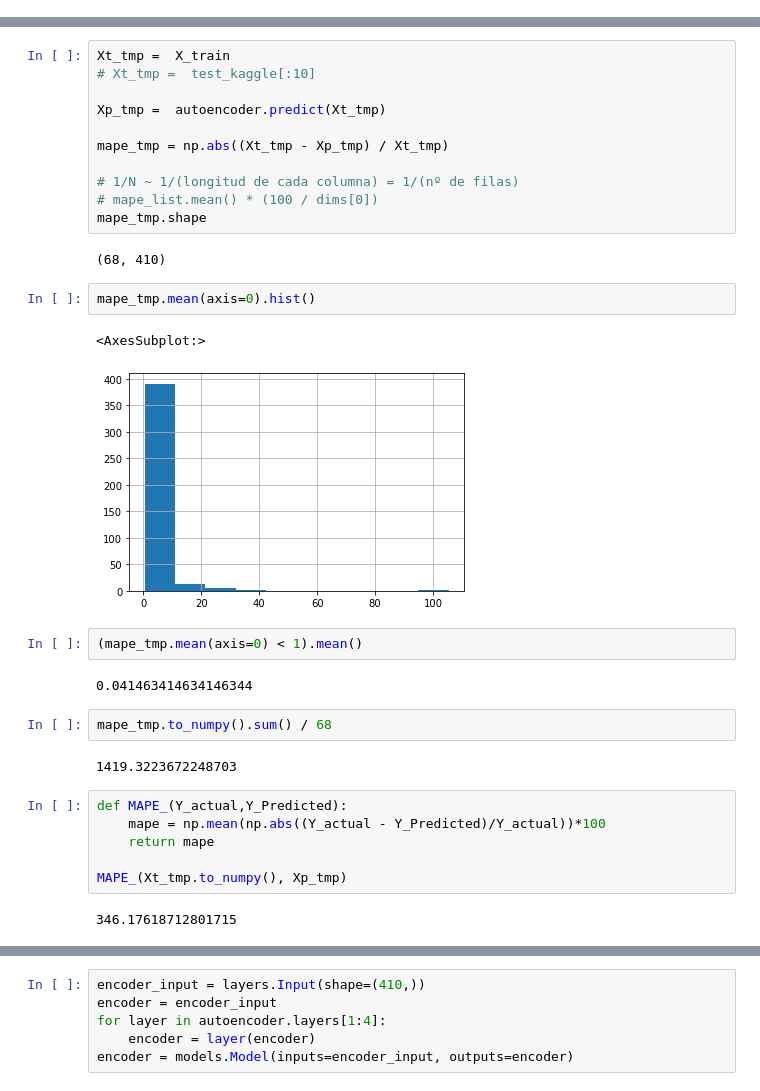
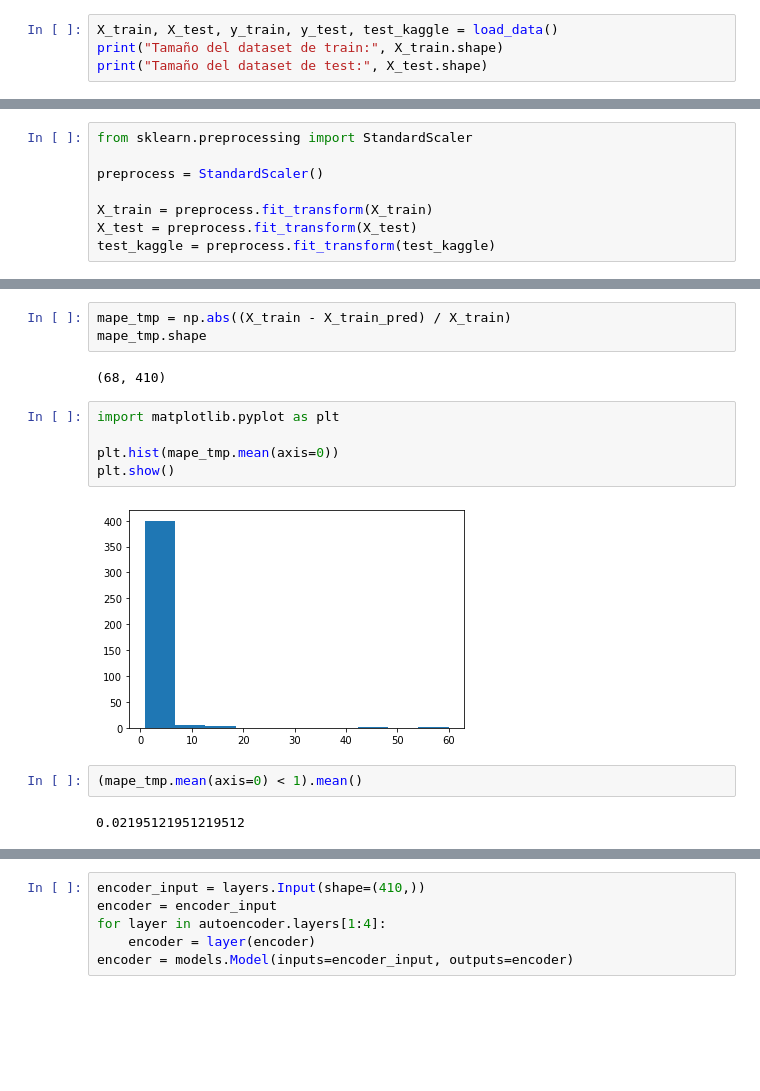
Before and after one commit to saralpzg/Kaggle_MLSP_Schizophrenia_Classification, a Jupyter notebook: Modelos/Autoencoder.ipynb, the cells around one changed output, grey strips where cells are left out. Saved outputs shown, nothing was run; the diff lists cells and outputs as text; blank space fills up the shorter version.

```diff
--- a/Modelos/Autoencoder.ipynb
+++ b/Modelos/Autoencoder.ipynb
@@ -81,0 +32,4 @@ test_kaggle.head(5)
+# %%
+X_train, X_test, y_train, y_test, test_kaggle = load_data()
+print("Tamaño del dataset de train:", X_train.shape)
+print("Tamaño del dataset de test:", X_test.shape)
@@ -82,3 +39,11 @@ test_kaggle.head(5)
+# %%
+from sklearn.preprocessing import StandardScaler
+
+preprocess = StandardScaler()
+
+X_train = preprocess.fit_transform(X_train)
+X_test = preprocess.fit_transform(X_test)
+test_kaggle = preprocess.fit_transform(test_kaggle)
 # %% [markdown]
 ### Modelo
 
@@ -157,34 +124,16 @@ mape_list
 # %%
-Xt_tmp =  X_train
-# Xt_tmp =  test_kaggle[:10]
-
-Xp_tmp =  autoencoder.predict(Xt_tmp)
-
-mape_tmp = np.abs((Xt_tmp - Xp_tmp) / Xt_tmp)
-
-# 1/N ~ 1/(longitud de cada columna) = 1/(nº de filas)
-# mape_list.mean() * (100 / dims[0])
+mape_tmp = np.abs((X_train - X_train_pred) / X_train)
 mape_tmp.shape
 # %% [output]
 (68, 410)
 # %%
-mape_tmp.mean(axis=0).hist()
+import matplotlib.pyplot as plt
+
+plt.hist(mape_tmp.mean(axis=0))
+plt.show()
 # %% [output]
-<AxesSubplot:>
-[figure, old version]
+[figure, new version]
 # %%
 (mape_tmp.mean(axis=0) < 1).mean()
 # %% [output]
-0.041463414634146344
+0.02195121951219512
-# %%
-mape_tmp.to_numpy().sum() / 68
-# %% [output]
-1419.3223672248703
-# %%
-def MAPE_(Y_actual,Y_Predicted):
-    mape = np.mean(np.abs((Y_actual - Y_Predicted)/Y_actual))*100
-    return mape
-
-MAPE_(Xt_tmp.to_numpy(), Xp_tmp)
-# %% [output]
-346.17618712801715
```
Also changed, not shown: parts of 46 cells of this notebook, 9 other files.
